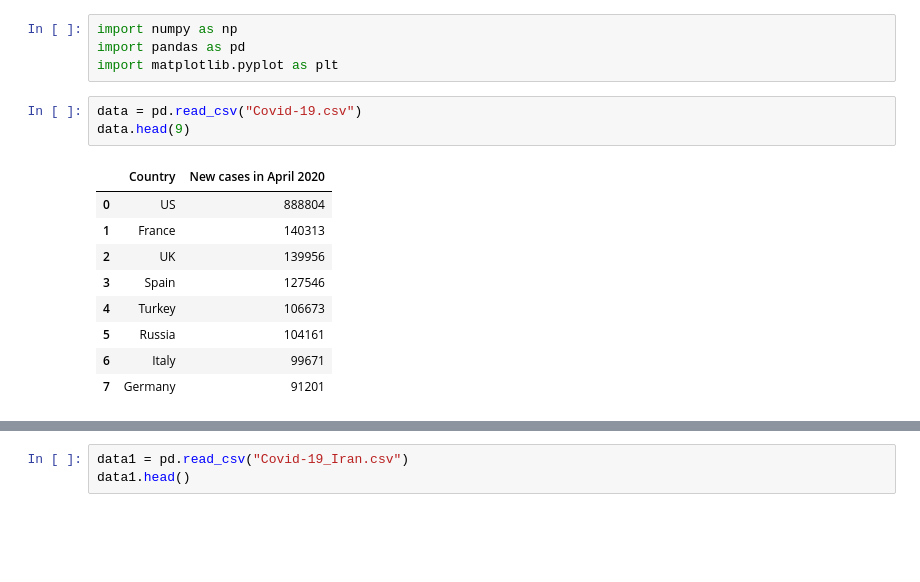
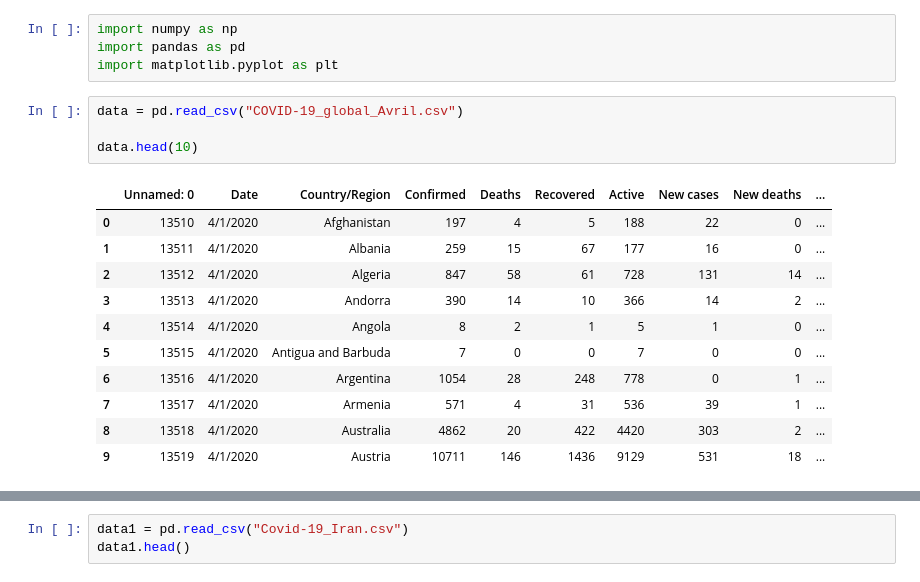
Before and after one commit to MahdiAhmadiKamal/PyLearn7-Data-Science, a Jupyter notebook: PyLearn7-Assignment39/Covid-19 statistics/covid-19.ipynb, the cells around one changed output, grey strips where cells are left out. Drawn from its saved outputs; the diff is of its cells as text; blank space fills up the shorter version.

```diff
--- a/PyLearn7-Assignment39/Covid-19 statistics/covid-19.ipynb
+++ b/PyLearn7-Assignment39/Covid-19 statistics/covid-19.ipynb
@@ -3,15 +3,18 @@ import numpy as np
 import pandas as pd
 import matplotlib.pyplot as plt
 # %%
-data = pd.read_csv("Covid-19.csv")
-data.head(9)
+data = pd.read_csv("COVID-19_global_Avril.csv")
+
+data.head(10)
 # %% [output]
-|  | Country | New cases in April 2020 |
-| 0 | US | 888804 |
-| 1 | France | 140313 |
-| 2 | UK | 139956 |
-| 3 | Spain | 127546 |
-| 4 | Turkey | 106673 |
-| 5 | Russia | 104161 |
-| 6 | Italy | 99671 |
-| 7 | Germany | 91201 |
+|  | Unnamed: 0 | Date | Country/Region | Confirmed | Deaths | Recovered | Active | New cases | New deaths | ... |
+| 0 | 13510 | 4/1/2020 | Afghanistan | 197 | 4 | 5 | 188 | 22 | 0 | ... |
+| 1 | 13511 | 4/1/2020 | Albania | 259 | 15 | 67 | 177 | 16 | 0 | ... |
+| 2 | 13512 | 4/1/2020 | Algeria | 847 | 58 | 61 | 728 | 131 | 14 | ... |
+| 3 | 13513 | 4/1/2020 | Andorra | 390 | 14 | 10 | 366 | 14 | 2 | ... |
+| 4 | 13514 | 4/1/2020 | Angola | 8 | 2 | 1 | 5 | 1 | 0 | ... |
+| 5 | 13515 | 4/1/2020 | Antigua and Barbuda | 7 | 0 | 0 | 7 | 0 | 0 | ... |
+| 6 | 13516 | 4/1/2020 | Argentina | 1054 | 28 | 248 | 778 | 0 | 1 | ... |
+| 7 | 13517 | 4/1/2020 | Armenia | 571 | 4 | 31 | 536 | 39 | 1 | ... |
+| 8 | 13518 | 4/1/2020 | Australia | 4862 | 20 | 422 | 4420 | 303 | 2 | ... |
+| 9 | 13519 | 4/1/2020 | Austria | 10711 | 146 | 1436 | 9129 | 531 | 18 | ... |
```
Also changed, not shown: parts of 1 cell of this notebook, 5 other files.
